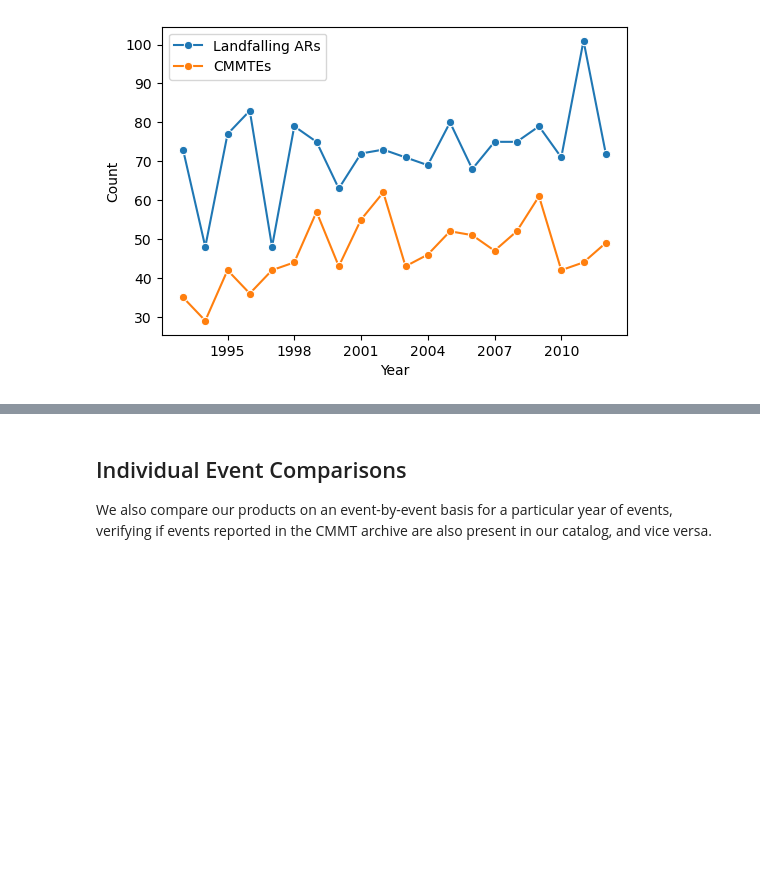
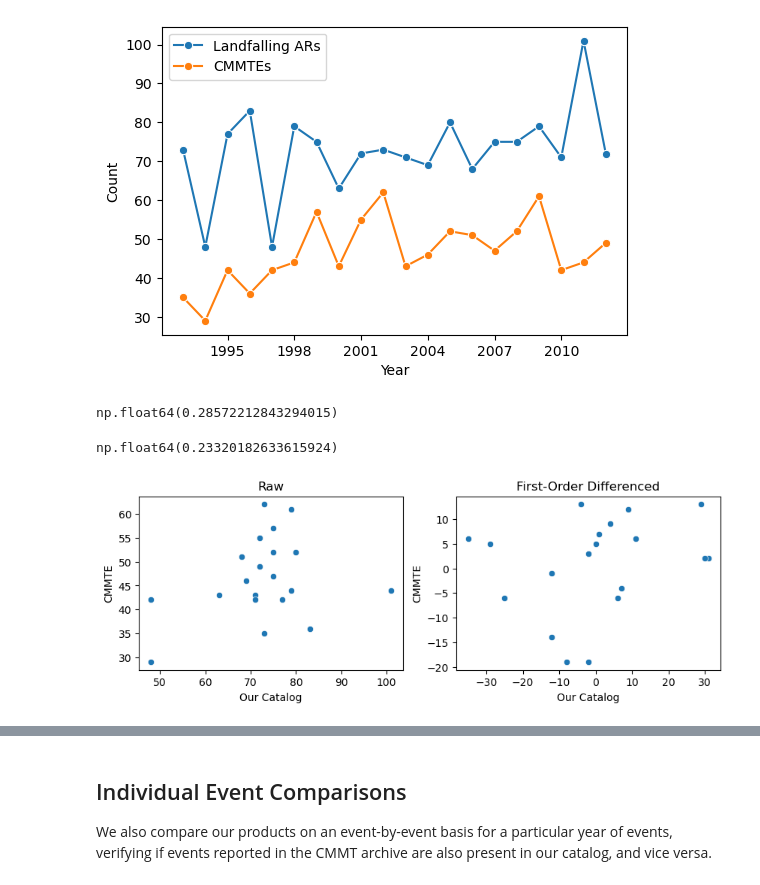
Before and after one commit to englacial/antarctic_AR_dataset, a Jupyter notebook: notebooks/quality_assurance/cmmt_comparison.ipynb, the cells around one changed output, grey strips where cells are left out. Drawn from its saved outputs; the diff is of its cells as text; code cells hidden in the pictures; blank space fills up the shorter version.

Commit message:
adding some time series correlations to CMMTE

```diff
--- a/notebooks/quality_assurance/cmmt_comparison.ipynb
+++ b/notebooks/quality_assurance/cmmt_comparison.ipynb
@@ -80,3 +80,26 @@ plt.legend()
 plt.savefig('../../output/count_comparisons.png', dpi=300)
 # %% [output]
 [figure]
+# %%
+yearly_cmmtes.corr(yearly_ars)
+# %% [output]
+np.float64(0.28572212843294015)
+# %%
+cmmte_differenced = yearly_cmmtes.diff(periods=1)
+ars_differenced = yearly_ars.diff(periods=1)
+ars_differenced.corr(cmmte_differenced)
+# %% [output]
+np.float64(0.23320182633615924)
+# %%
+fig, ax = plt.subplots(ncols=2, figsize=(10,3))
+
+ax[0].set_title('Raw')
+ax[0].set_ylabel('CMMTE')
+ax[0].set_xlabel('Our Catalog')
+sns.scatterplot(x=yearly_ars, y=yearly_cmmtes, ax=ax[0])
+ax[1].set_title('First-Order Differenced')
+ax[1].set_ylabel('CMMTE')
+ax[1].set_xlabel('Our Catalog')
+sns.scatterplot(x=ars_differenced, y=cmmte_differenced, ax=ax[1]);
+# %% [output]
+[figure, added]
```
Also changed, not shown: parts of 7 cells of this notebook.
